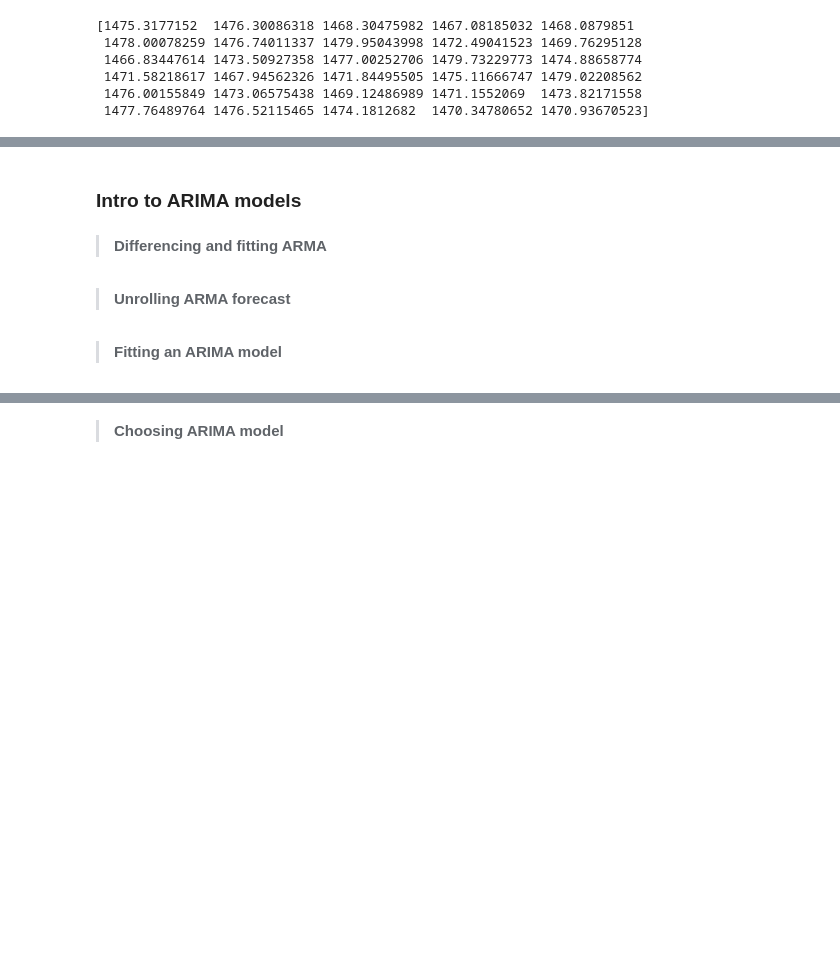
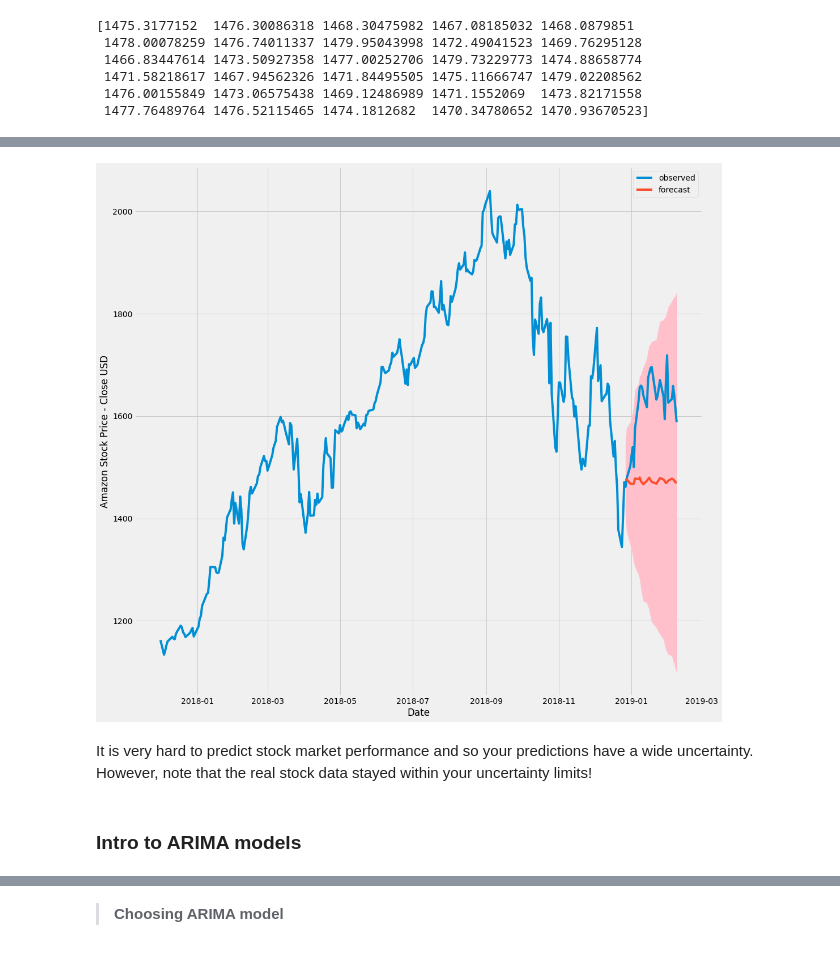
Before and after one commit to anhhaibkhn/Data-Science-selfstudy-notes-Blog, a Jupyter notebook: _notebooks/ARIMA Models in Python/2022-08-28-ARIMA Models in Python.ipynb, the cells around one changed output, grey strips where cells are left out. Drawn from its saved outputs; the diff is of its cells as text; code cells hidden in the pictures; blank space fills up the shorter version.

```diff
--- a/_notebooks/ARIMA Models in Python/2022-08-28-ARIMA Models in Python.ipynb
+++ b/_notebooks/ARIMA Models in Python/2022-08-28-ARIMA Models in Python.ipynb
@@ -806,0 +811,3 @@ print(mean_forecast.values)
+# %%
+amazon = amazon.loc['2017-12':]
+amazon.head()
@@ -807,8 +822,21 @@ print(mean_forecast.values)
+# %%
+# plot the amazon data
+plt.plot(amazon.index, amazon['close'], label='observed')
+
+# Plot your mean forecast
+plt.plot(mean_forecast.index, mean_forecast, label='forecast')
+
+# Shade the area between your confidence limits
+plt.fill_between(lower_limits.index, lower_limits, upper_limits, color='pink')
+
+# set labels, legends and show plot
+plt.xlabel('Date')
+plt.ylabel('Amazon Stock Price - Close USD')
+plt.legend()
+plt.show()
+# %% [output]
+[figure, added]
+# %% [markdown]
+ It is very hard to predict stock market performance and so your predictions have a wide uncertainty. However, note that the real stock data stayed within your uncertainty limits!
 # %% [markdown]
 ### Intro to ARIMA models
-# %% [markdown]
-> **Differencing and fitting ARMA**
-# %% [markdown]
-> **Unrolling ARMA forecast**
-# %% [markdown]
-> **Fitting an ARIMA model**
```
Also changed, not shown: parts of 21 cells of this notebook, 20 other files.
